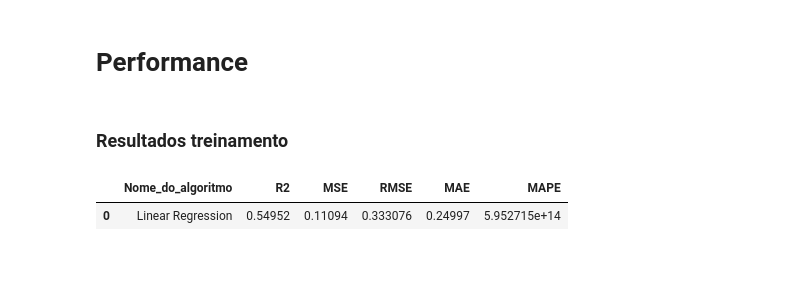
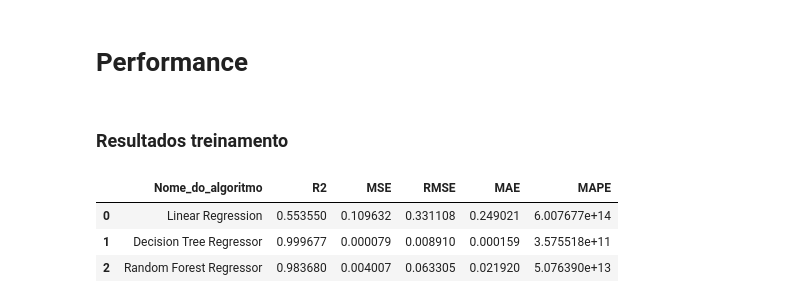
Before and after one commit to alvaro-morais-png/ensaio-machine-learning, a Jupyter notebook: ensaios/regressao/regressao_teste.ipynb, the cells around one changed output. Drawn from its saved outputs; the diff is of its cells as text; code cells hidden in the pictures; blank space fills up the shorter version.

Commit message:
insert random forest regressor and decision tree regressor

```diff
--- a/ensaios/regressao/regressao_teste.ipynb
+++ b/ensaios/regressao/regressao_teste.ipynb
@@ -57,7 +61,7 @@ LinearRegression()
 # %%
 # Model Performance do treinamento para comparação com o teste
 #Previsão sobre os dados de treinamento
-y_pred_train = model_last_lr.predict( X_train )
+y_pred_train = lr_model.predict( X_train )
 # # R²
 r2_squared_train = mt.r2_score(y_train, y_pred_train)
 print("R²:", r2_squared_train)
@@ -164,0 +228,4 @@ MAPE 304318253797.3582
+# %%
+#Instanciando e treinando a Random Forest Regressor
+model_train_rf = RandomForestRegressor(n_estimators=100, max_depth=30)
+model_train_rf.fit(X_train, y_train)
@@ -164,0 +241,19 @@ MAPE 304318253797.3582
+# %%
+# Model Performance do treinamento para comparação com o teste
+#Previsão sobre os dados de treinamento
+y_pred_train_rf = model_train_rf.predict( X_train )
+# # R²
+r2_squared_train_rf = mt.r2_score(y_train, y_pred_train_rf)
+print("R²:", r2_squared_train_rf)
+# MSE
+mse_train_rf = mt.mean_squared_error(y_train, y_pred_train_rf)
+print("MSE", mse_train_rf)
+# RMSE
+rmse_train_rf = np.sqrt(mse_train_rf)
+print("RMSE", rmse_train_rf)
+# MAE
+mae_train_rf = mt.mean_absolute_error(y_train, y_pred_train_rf)
+print("MAE", mae_train_rf)
+# MAPE
+mape_train_rf = mt.mean_absolute_percentage_error(y_train, y_pred_train_rf)
+print("MAPE", mape_train_rf)
@@ -167,17 +337,19 @@ MAPE 304318253797.3582
 # %% [markdown]
 ### Resultados treinamento
 # %%
-# criar tabela com os resultados da performace dos algorítimos de classificação com dados de teste
+# criar tabela com os resultados da performace dos algorítimos de classificação com dados de treinamento
 resultados_train = pd.DataFrame(columns=['Nome_do_algoritmo', 'R2', 'MSE', 'RMSE', 'MAE', 'MAPE'])
 
-# adicionar os resultados do KNN à tabela
-resultados_train.loc[0] = ['Linear Regression', r2_squared_test, mse_test, rmse_test, mae_test, mape_test]
-#resultados_train.loc[1] = ['Decision Tree Regressor', r2_squared_dt, mse_dt, rmse_dt, mae_dt, mape_dt]
-#resultados_train.loc[2] = ['Random Forest Regressor', r2_squared_rf, mse_rf, rmse_rf, mae_rf, mape_rf]
-#resultados_train.loc[3] = ['Polynomial Regression', r2_squared_lr, mse_lr, rmse_lr, mae_lr, mape_lr]
+# adicionar os resultados à tabela
+resultados_train.loc[0] = ['Linear Regression', r2_squared_train, mse_train, rmse_train, mae_train, mape_train]
+resultados_train.loc[1] = ['Decision Tree Regressor', r2_squared_train_dt, mse_train_dt, rmse_train_dt, mae_train_dt, mape_train_dt]
+resultados_train.loc[2] = ['Random Forest Regressor', r2_squared_train_rf, mse_train_rf, rmse_train_rf, mae_train_rf, mape_train_rf]
+#resultados_train.loc[3] = ['Polynomial Regression', r2_squared_train_lr, mse_train_lr, rmse_train_lr, mae_train_lr, mape_train_lr]
 
 resultados_train = resultados_train.reset_index(drop=True)
 resultados_train
 # %% [output]
 |  | Nome_do_algoritmo | R2 | MSE | RMSE | MAE | MAPE |
-| 0 | Linear Regression | 0.54952 | 0.11094 | 0.333076 | 0.24997 | 5.952715e+14 |
+| 0 | Linear Regression | 0.553550 | 0.109632 | 0.331108 | 0.249021 | 6.007677e+14 |
+| 1 | Decision Tree Regressor | 0.999677 | 0.000079 | 0.008910 | 0.000159 | 3.575518e+11 |
+| 2 | Random Forest Regressor | 0.983680 | 0.004007 | 0.063305 | 0.021920 | 5.076390e+13 |
```
Also changed, not shown: parts of 17 cells of this notebook.
